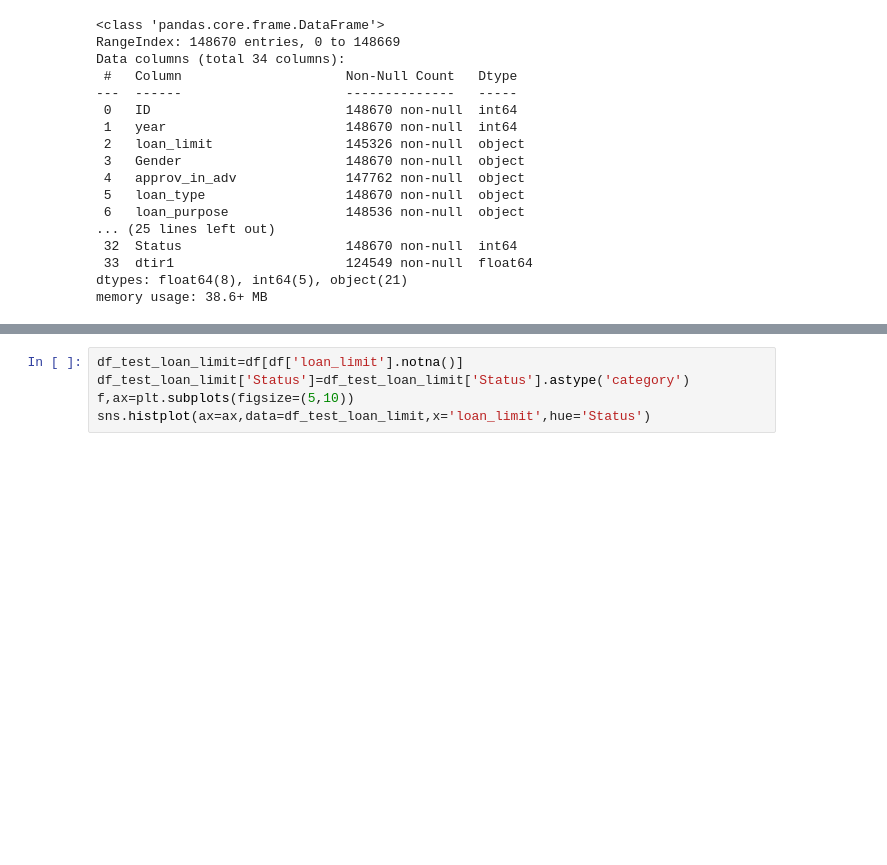
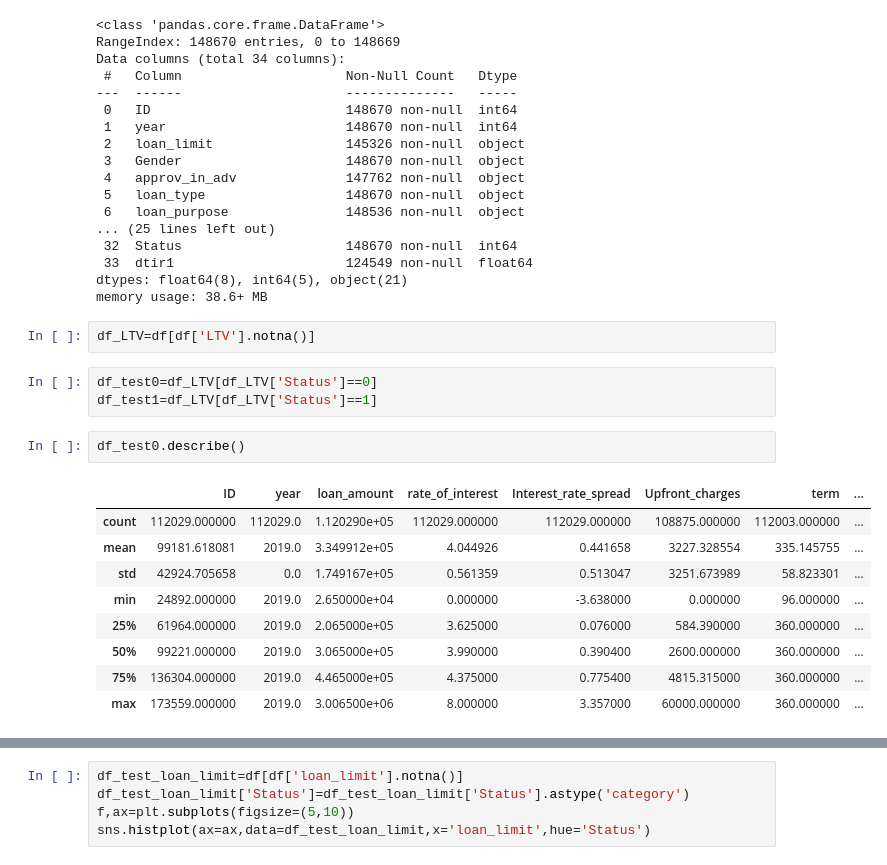
Before and after one commit to sunnywithcurlyhair/DS_Project_3, a Jupyter notebook: Data Cleaning.ipynb, the cells around one changed output, grey strips where cells are left out. Cells and saved outputs as stored; diff of their text form; blank space fills up the shorter version.

```diff
--- a/Data Cleaning.ipynb
+++ b/Data Cleaning.ipynb
@@ -41,3 +41,20 @@ Data columns (total 34 columns):
  33  dtir1                      124549 non-null  float64
 dtypes: float64(8), int64(5), object(21)
 memory usage: 38.6+ MB
+# %%
+df_LTV=df[df['LTV'].notna()]
+# %%
+df_test0=df_LTV[df_LTV['Status']==0]
+df_test1=df_LTV[df_LTV['Status']==1]
+# %%
+df_test0.describe()
+# %% [output]
+|  | ID | year | loan_amount | rate_of_interest | Interest_rate_spread | Upfront_charges | term | ... |
+| count | 112029.000000 | 112029.0 | 1.120290e+05 | 112029.000000 | 112029.000000 | 108875.000000 | 112003.000000 | ... |
+| mean | 99181.618081 | 2019.0 | 3.349912e+05 | 4.044926 | 0.441658 | 3227.328554 | 335.145755 | ... |
+| std | 42924.705658 | 0.0 | 1.749167e+05 | 0.561359 | 0.513047 | 3251.673989 | 58.823301 | ... |
+| min | 24892.000000 | 2019.0 | 2.650000e+04 | 0.000000 | -3.638000 | 0.000000 | 96.000000 | ... |
+| 25% | 61964.000000 | 2019.0 | 2.065000e+05 | 3.625000 | 0.076000 | 584.390000 | 360.000000 | ... |
+| 50% | 99221.000000 | 2019.0 | 3.065000e+05 | 3.990000 | 0.390400 | 2600.000000 | 360.000000 | ... |
+| 75% | 136304.000000 | 2019.0 | 4.465000e+05 | 4.375000 | 0.775400 | 4815.315000 | 360.000000 | ... |
+| max | 173559.000000 | 2019.0 | 3.006500e+06 | 8.000000 | 3.357000 | 60000.000000 | 360.000000 | ... |
```
Also changed, not shown: parts of 31 cells of this notebook, 1 other file.
